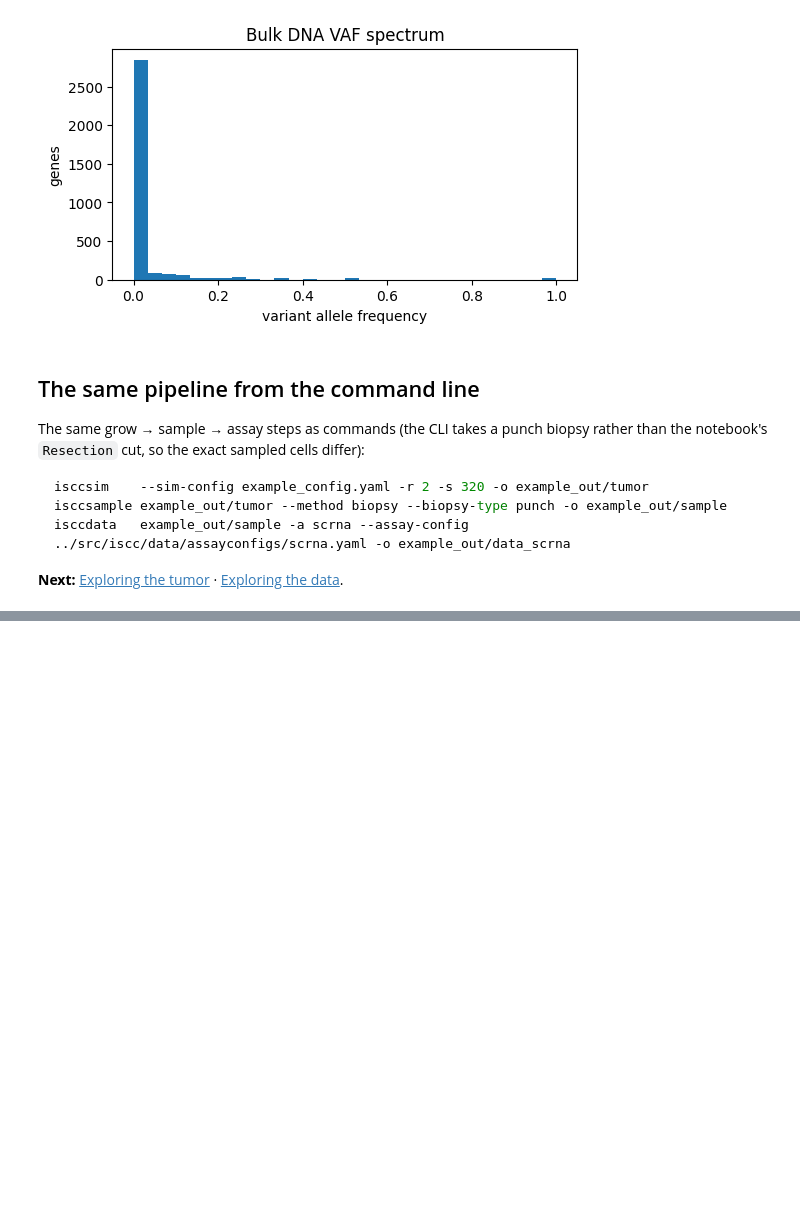
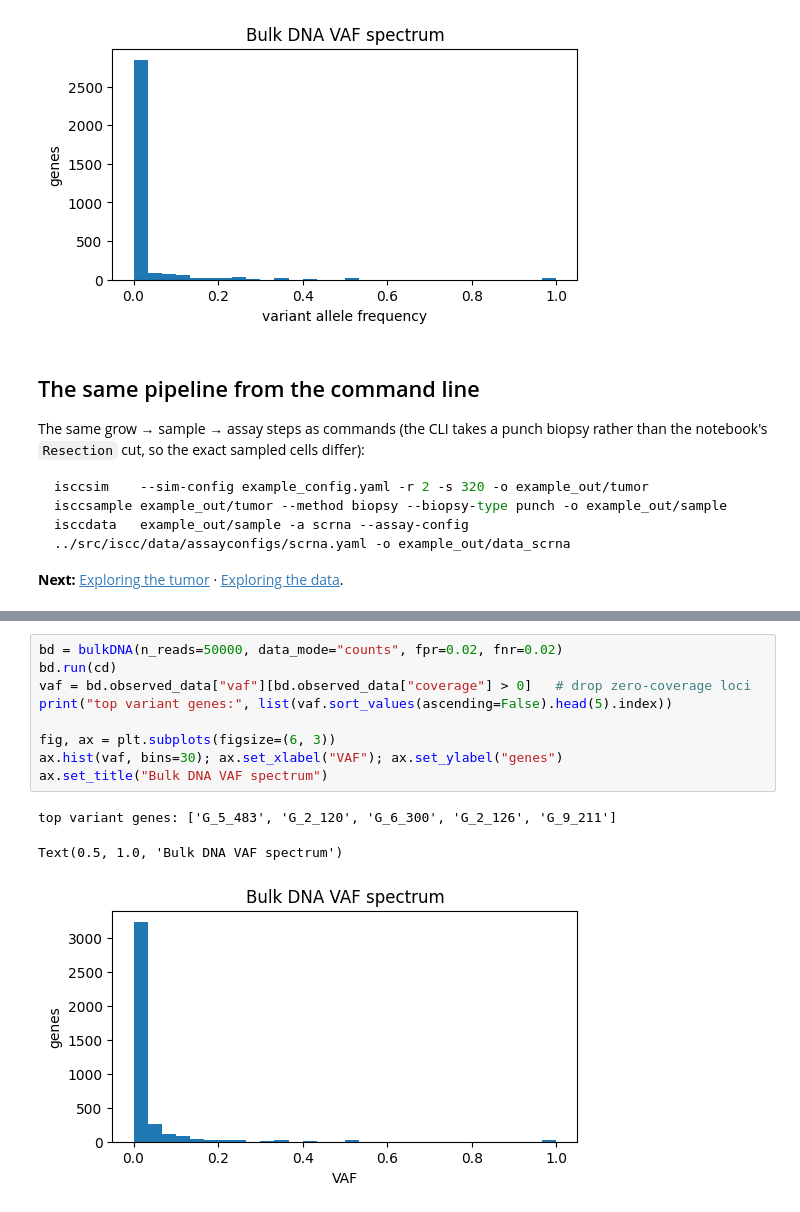
Before and after one commit to pedrofale/iscc, a Jupyter notebook: notebooks/01_pipeline_walkthrough.ipynb, the cells around one changed output, grey strips where cells are left out. Drawn from its saved outputs; the diff is of its cells as text; blank space fills up the shorter version.

```diff
--- a/notebooks/01_pipeline_walkthrough.ipynb
+++ b/notebooks/01_pipeline_walkthrough.ipynb
@@ -223,0 +332,13 @@ isccdata   example_out/sample -a scrna --assay-config ../src/iscc/data/assayconf
+# %%
+bd = bulkDNA(n_reads=50000, data_mode="counts", fpr=0.02, fnr=0.02)
+bd.run(cd)
+vaf = bd.observed_data["vaf"][bd.observed_data["coverage"] > 0]   # drop zero-coverage loci
+print("top variant genes:", list(vaf.sort_values(ascending=False).head(5).index))
+
+fig, ax = plt.subplots(figsize=(6, 3))
+ax.hist(vaf, bins=30); ax.set_xlabel("VAF"); ax.set_ylabel("genes")
+ax.set_title("Bulk DNA VAF spectrum")
+# %% [output]
+top variant genes: ['G_5_483', 'G_2_120', 'G_6_300', 'G_2_126', 'G_9_211']
+Text(0.5, 1.0, 'Bulk DNA VAF spectrum')
+[figure, added]
```
Also changed, not shown: parts of 24 cells of this notebook, 4 other files.
